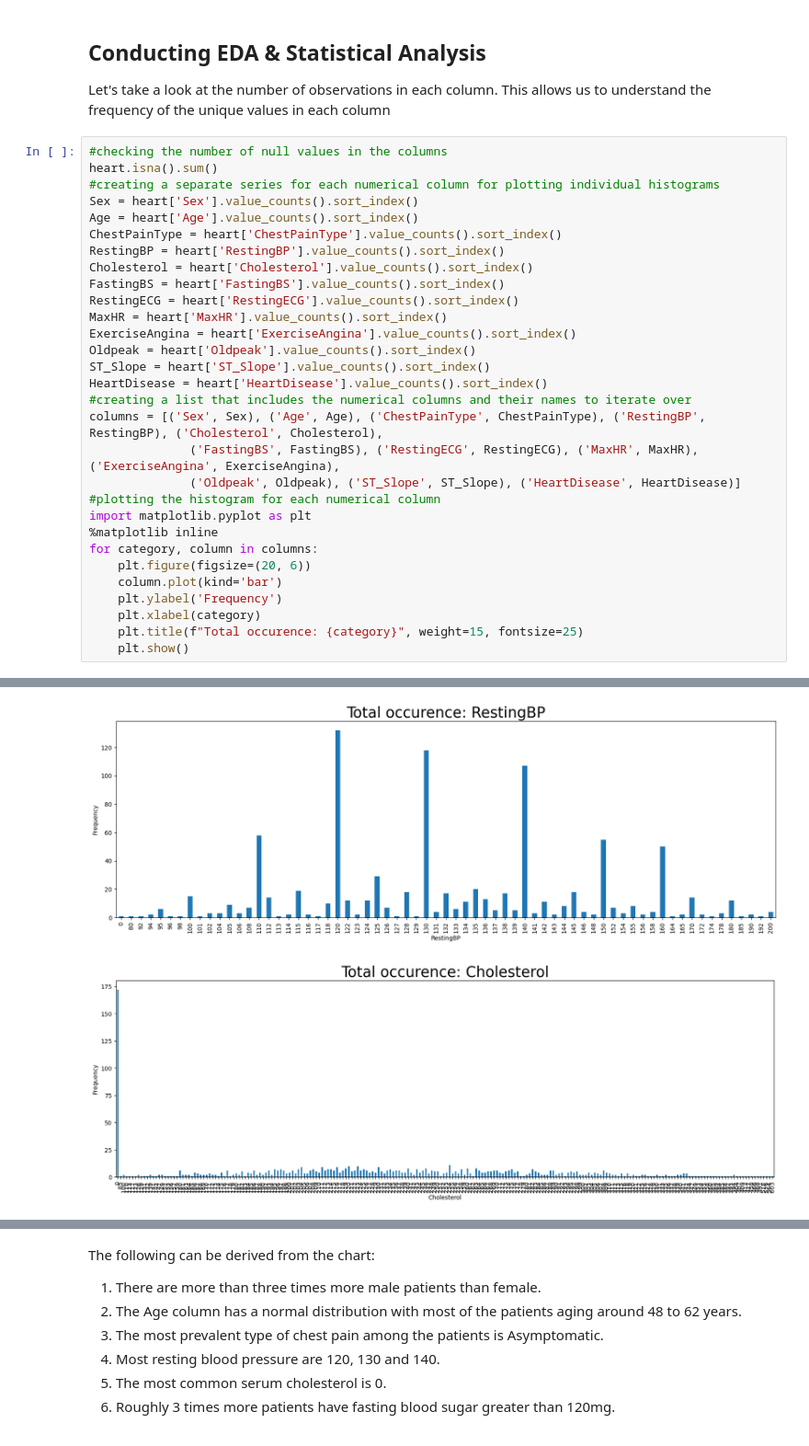
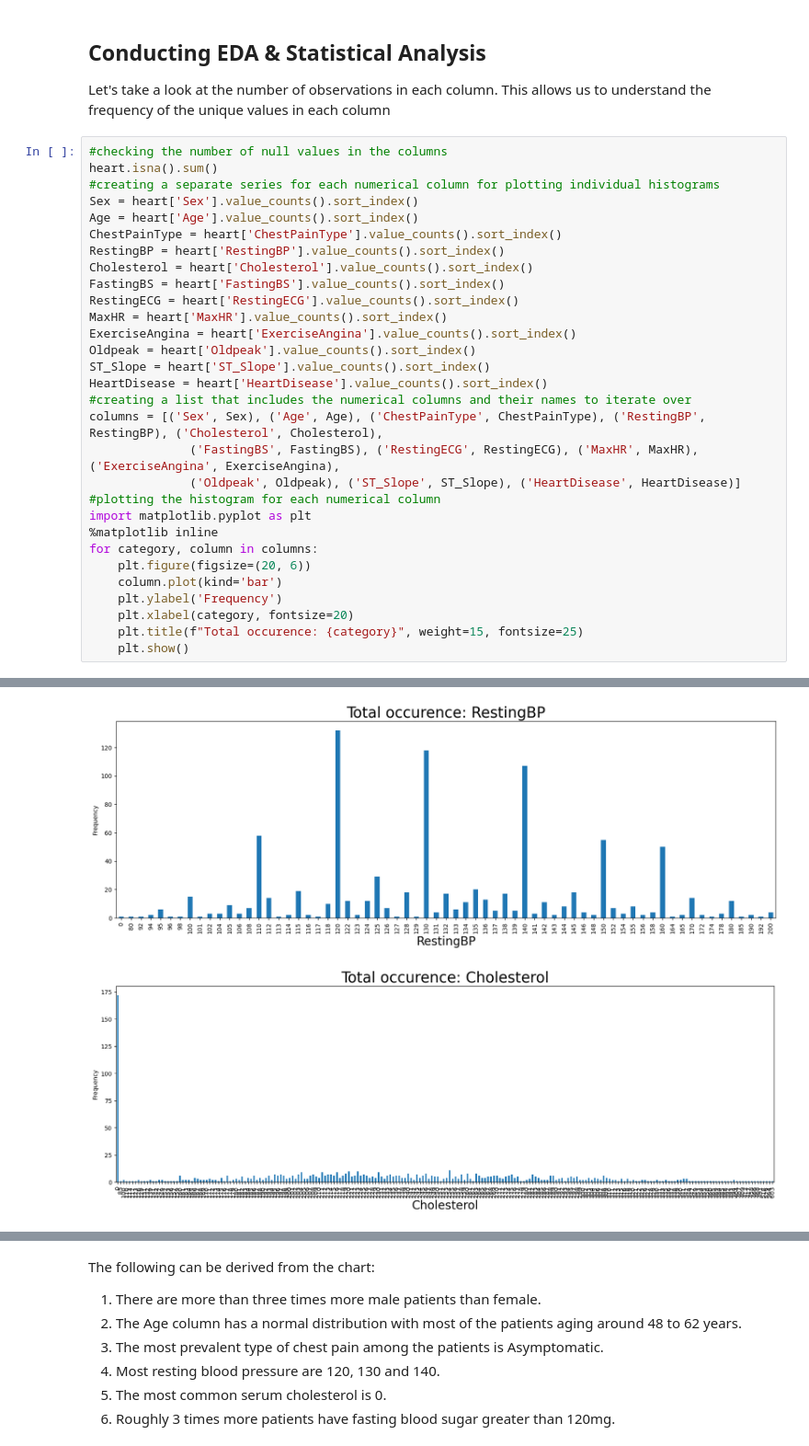
Before and after one commit to Mueeshassan/Heart-disease-prediction, a Jupyter notebook: Heart Machine Learning Model Prediction.ipynb, the cells around one changed output, grey strips where cells are left out. Shown at 92% size. Drawn from its saved outputs; the diff is of its cells as text.

```diff
--- a/Heart Machine Learning Model Prediction.ipynb
+++ b/Heart Machine Learning Model Prediction.ipynb
@@ -121,7 +121,7 @@ for category, column in columns:
     plt.figure(figsize=(20, 6))
     column.plot(kind='bar')
     plt.ylabel('Frequency')
-    plt.xlabel(category)
+    plt.xlabel(category, fontsize=20)
     plt.title(f"Total occurence: {category}", weight=15, fontsize=25)
     plt.show()
 # %% [output]
@@ -131,2 +131,2 @@ for category, column in columns:
-[figure, old version]
+[figure, new version]
-[figure, old version]
+[figure, new version]
```
Also changed, not shown: parts of 4 cells of this notebook.
